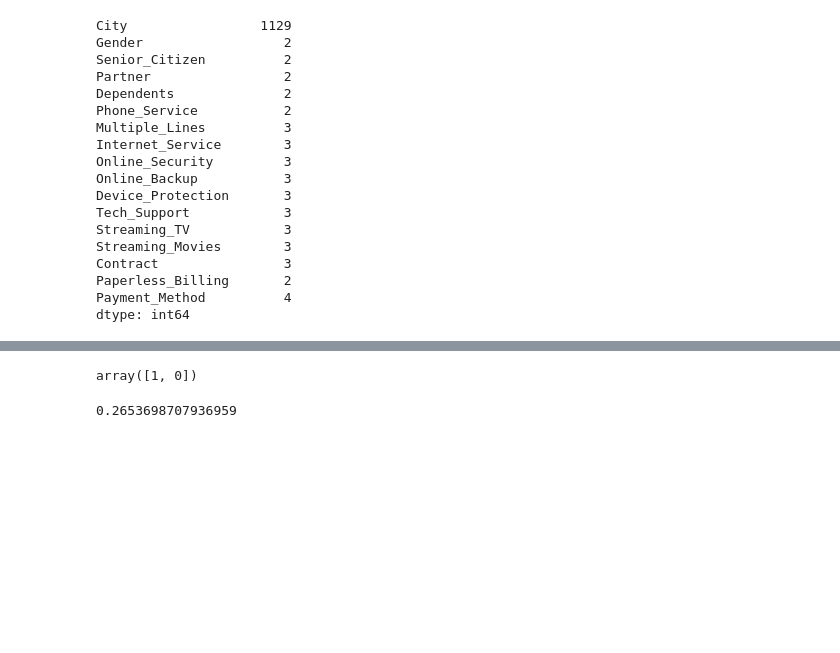
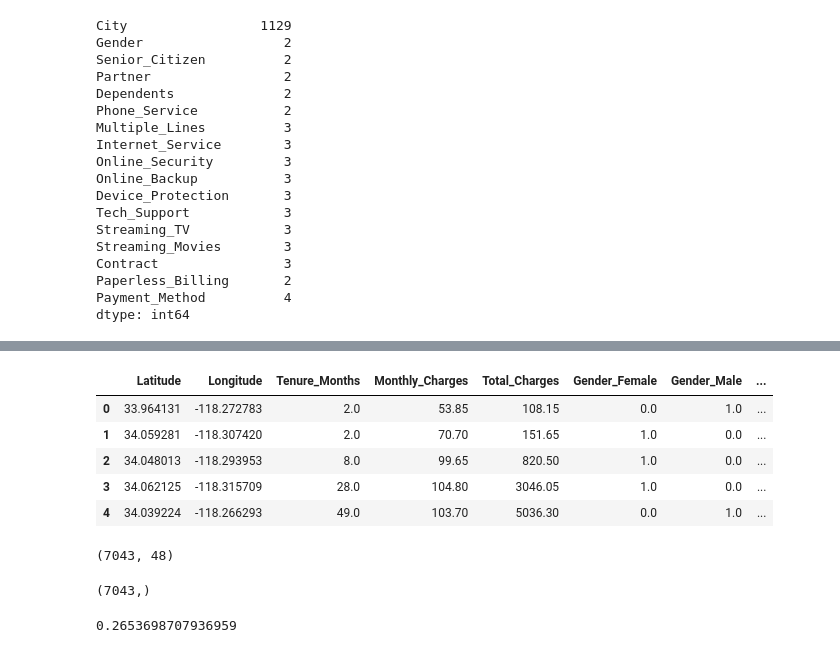
Before and after one commit to krishangupta33/Predicting-Customer-Churn-using-Feed-Forward-Neural-Networks, a Jupyter notebook: Churn Prediction-FFNN.ipynb, the cells around one changed output, grey strips where cells are left out. Cells and saved outputs as stored; diff of their text form; code cells hidden in the pictures; blank space fills up the shorter version.

```diff
--- a/Churn Prediction-FFNN.ipynb
+++ b/Churn Prediction-FFNN.ipynb
@@ -334,8 +338,26 @@ X_encoded.head()
+# %%
+#Convert all columns to float
+X_encoded = X_encoded.astype(float)
+
+#head
+X_encoded.head()
+# %% [output]
+|  | Latitude | Longitude | Tenure_Months | Monthly_Charges | Total_Charges | Gender_Female | Gender_Male | ... |
+| 0 | 33.964131 | -118.272783 | 2.0 | 53.85 | 108.15 | 0.0 | 1.0 | ... |
+| 1 | 34.059281 | -118.307420 | 2.0 | 70.70 | 151.65 | 1.0 | 0.0 | ... |
+| 2 | 34.048013 | -118.293953 | 8.0 | 99.65 | 820.50 | 1.0 | 0.0 | ... |
+| 3 | 34.062125 | -118.315709 | 28.0 | 104.80 | 3046.05 | 1.0 | 0.0 | ... |
+| 4 | 34.039224 | -118.266293 | 49.0 | 103.70 | 5036.30 | 0.0 | 1.0 | ... |
+# %%
+#x_encoded shape
+X_encoded.shape
+# %% [output]
+(7043, 48)
 # %%
-# Verify 'y'
-y.unique()
+# y shape
+y.shape
 # %% [output]
-array([1, 0])
+(7043,)
 # %%
 # Lets see how imbalance is this dataset looking for y=1:
 sum(y) / len(y)
```
Also changed, not shown: parts of 32 cells of this notebook, 5 other files.
